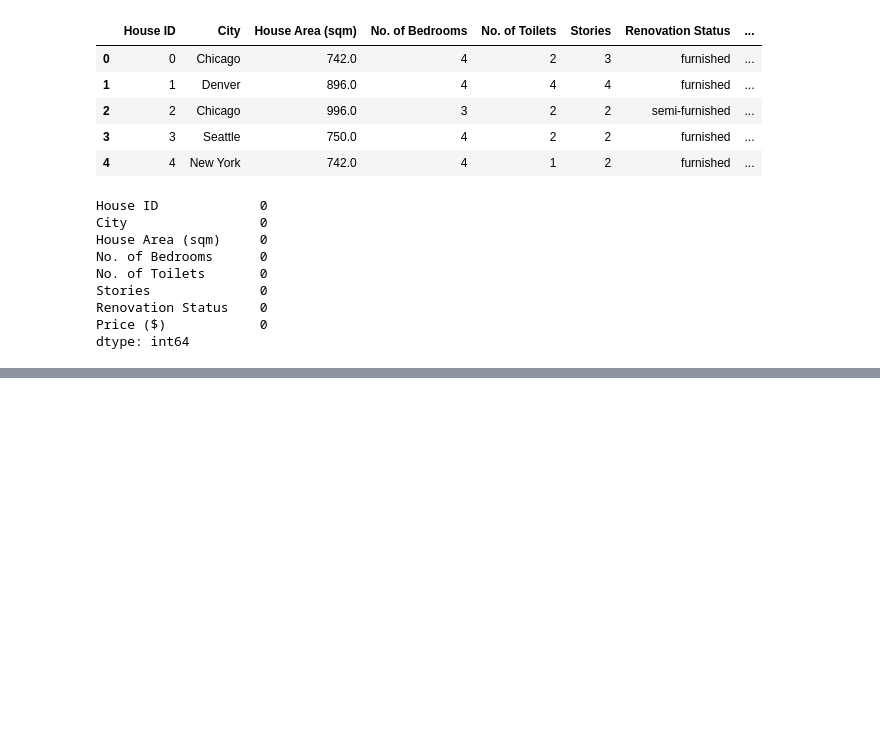
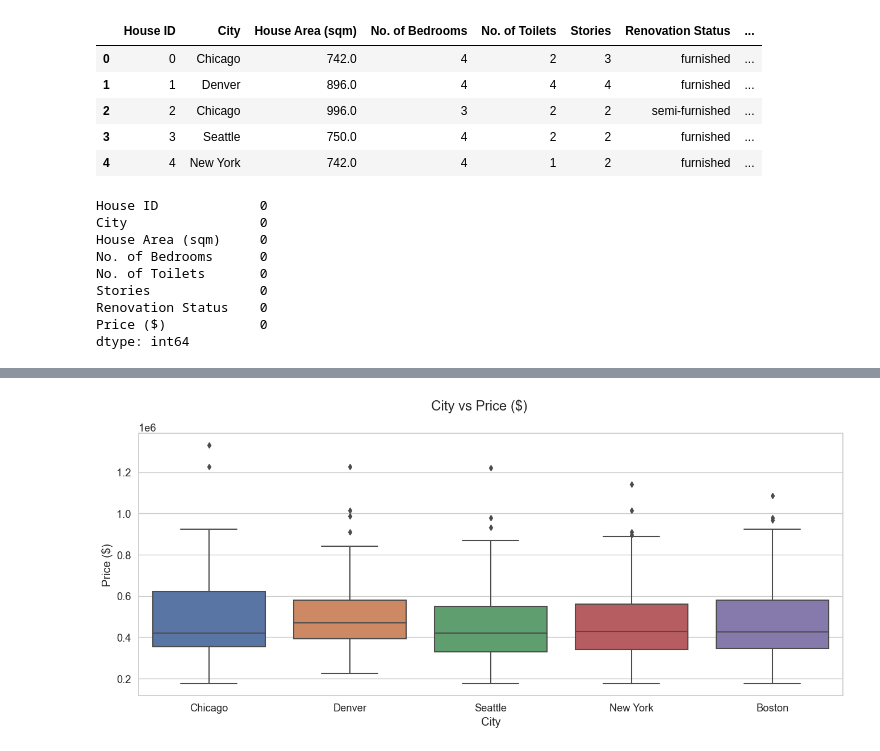
Before and after one commit to fwnriyx/poly, a Jupyter notebook: AI and Machine Learning/CA1/Regression/housing.ipynb, the cells around one changed output, grey strips where cells are left out. Saved outputs shown, nothing was run; the diff lists cells and outputs as text; code cells hidden in the pictures; blank space fills up the shorter version.

```diff
--- a/AI and Machine Learning/CA1/Regression/housing.ipynb
+++ b/AI and Machine Learning/CA1/Regression/housing.ipynb
@@ -106,0 +122,3 @@ dtype: int64
+# %%
+house_df = df.drop(['House ID'], axis=1)
+house_df.head()
@@ -106,0 +191,9 @@ dtype: int64
+# %%
+fig, ax = plt.subplots(1, figsize=(16, 6))
+fig.suptitle('City vs Price ($)')
+
+sns.boxplot(ax=ax, x="City", y="Price ($)", data=house_df)
+
+plt.show()
+# %% [output]
+[figure, added]
```
Also changed, not shown: parts of 42 cells of this notebook.
